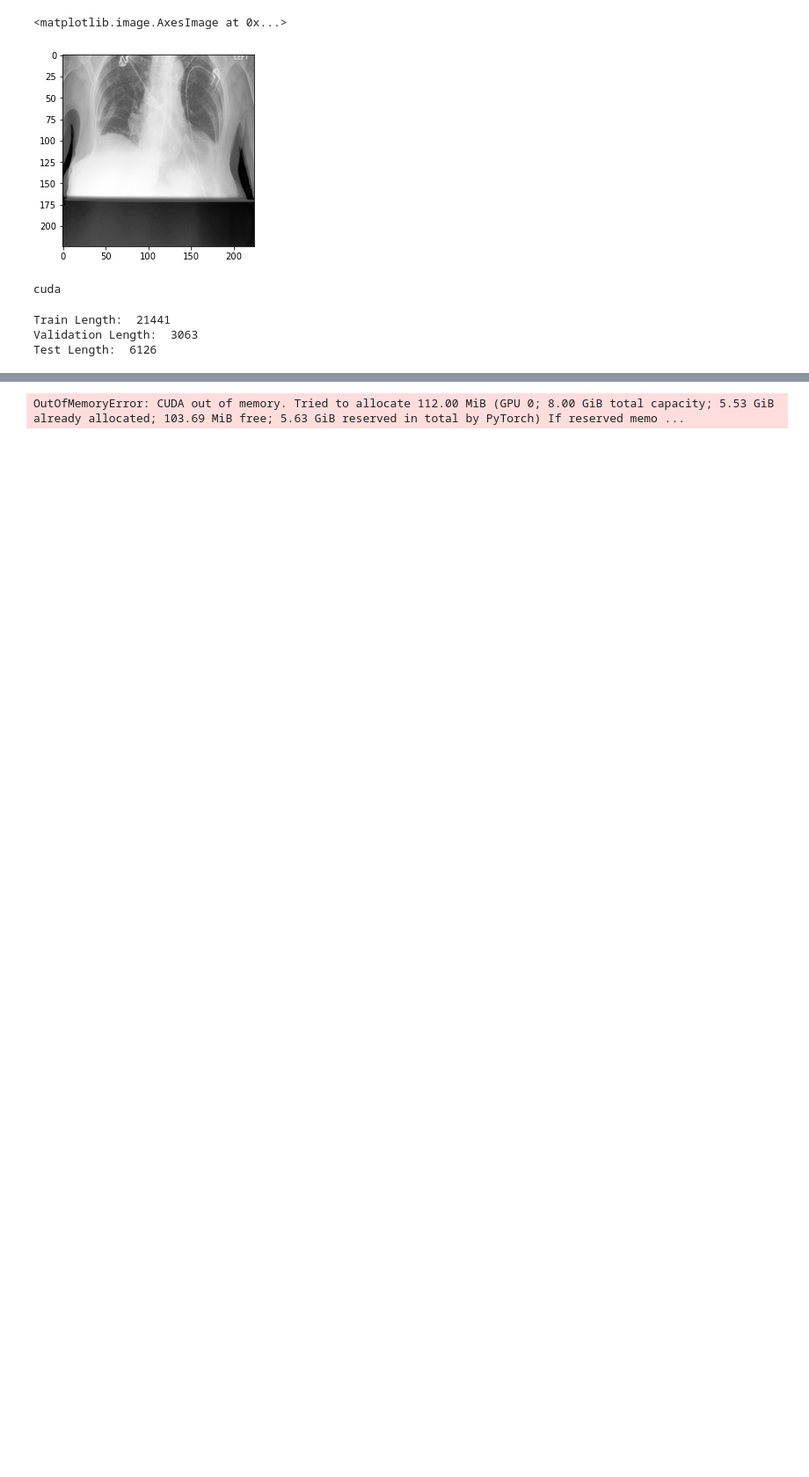
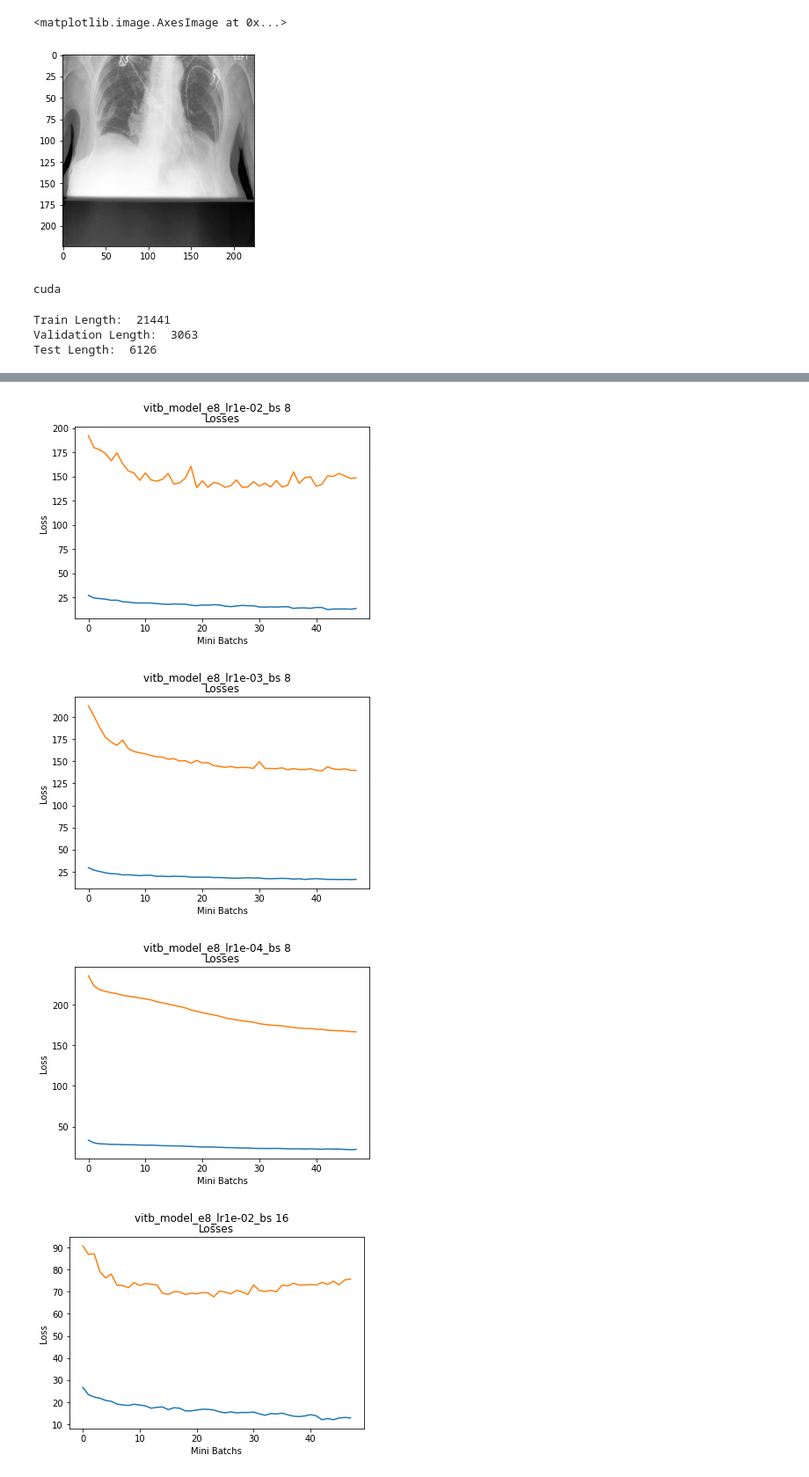
Before and after one commit to MattanTseng/ME_592_Final_Project, a Jupyter notebook: Pre_Trained_Model/hyperparameter_optimization_pre_trained.ipynb, the cells around one changed output, grey strips where cells are left out. Shown at 88% size. Drawn from its saved outputs; the diff is of its cells as text; code cells hidden in the pictures; blank space fills up the shorter version.

Commit message:
fixed graph axis label

```diff
--- a/Pre_Trained_Model/hyperparameter_optimization_pre_trained.ipynb
+++ b/Pre_Trained_Model/hyperparameter_optimization_pre_trained.ipynb
@@ -315,7 +315,7 @@ def train_model(train_dataset, validation_dataset,config, benchmark=0.33):
     axs.plot(training_losses)
     axs.plot(validation_losses)
     axs.set_title("Losses")
-    axs.set_xlabel("Epochs")
+    axs.set_xlabel("Mini Batchs")
     axs.set_ylabel("Loss")
 
     fig.suptitle(model_name)
@@ -360,9 +360,9 @@ result_list = []
 
 #Grid search parameters
 #dropout=[0.2]
-batch_size=[64]
-learn_rate=[0.001]
-epochs=[3]
+batch_size=[8,16]
+learn_rate=[0.01,0.001,0.0001]
+epochs=[8]
 
 
 it=0
@@ -398 +412,4 @@ Train Start. Iteration:  1
-OutOfMemoryError: CUDA out of memory. Tried to allocate 112.00 MiB (GPU 0; 8.00 GiB total capacity; 5.53 GiB already allocated; 103.69 MiB free; 5.63 GiB reserved in total by PyTorch) If reserved memo ...
+[figure, added]
+[figure, added]
+[figure, added]
+[figure, added]
```
Also changed, not shown: parts of 1 cell of this notebook.
